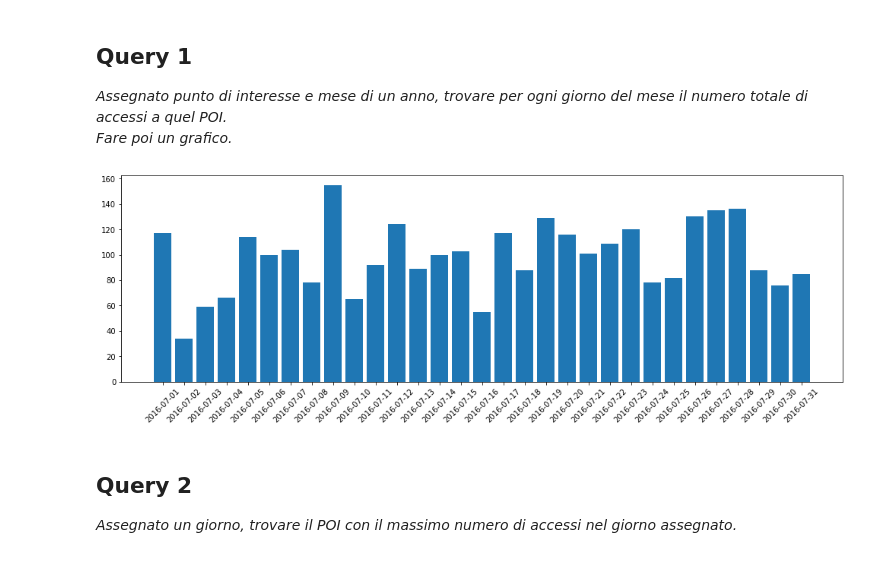
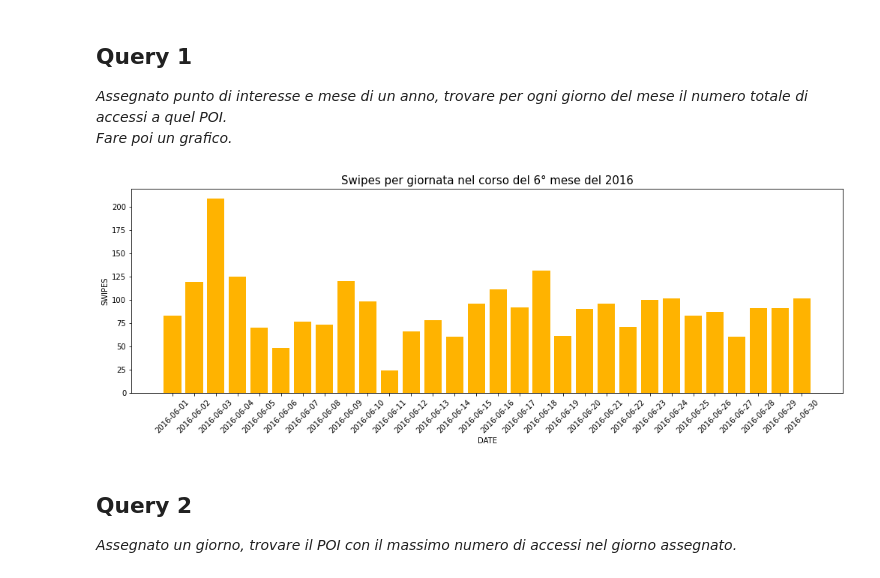
Before and after one commit to SimoneFerrari99/FSI-MongoDB, a Jupyter notebook: ProgettoFSI.ipynb, the cells around one changed output. Cells and saved outputs as stored; diff of their text form; code cells hidden in the pictures.

```diff
--- a/ProgettoFSI.ipynb
+++ b/ProgettoFSI.ipynb
@@ -472,7 +473,7 @@ swipeBucket.insert_many(data)
 Fare poi un grafico.*
 # %%
 poi = "Duomo"
-month = 7
+month = 6
 year = 2016
 
 year2 = year
@@ -481,12 +482,12 @@ if month == 12:
     month2 = 1
     year2 = year+1
 
-start = datetime(year, month, 1)
-end = datetime(year2, month2, 1)
+start = datetime(year, month, 1, 0, 0, 0)
+end = datetime(year2, month2, 1, 0, 0, 0)
 # %%
 query1 = {
     "POI" : poi,
-    "date" : { "$gte": start, "$lte": end },
+    "date" : { "$gte": start, "$lt": end },
 }
 
 query1Result = swipeBucket.find(query1)
@@ -507,15 +508,16 @@ dataItems = data.items()
 sortedDataItems = sorted(dataItems)
 xs = [x[0] for x in sortedDataItems]
 ys = [y[1] for y in sortedDataItems]
-# %%
-import matplotlib.pyplot as plt
-
-plt.figure(figsize=(17,5))
-plt.bar(range(len(data)), list(ys), align='center')
-plt.xticks(range(len(data)), list(xs), rotation = 45)
-plt.show()
-# %% [output]
-[figure, removed]
+# %%
+plt.figure(figsize=(17,5))
+plt.title("Swipes per giornata nel corso del " + str(month) + "° mese del " + str(year), fontdict={"size": 15})
+plt.xlabel("DATE", fontdict={"size": 10})
+plt.ylabel("SWIPES", fontdict={"size": 10})
+plt.xticks(range(len(data)), list(xs), rotation = 45)
+plt.bar(range(len(data)), list(ys), align='center', color = "#FFB300")
+plt.show()
+# %% [output]
+[figure, added]
 # %% [markdown]
 ## Query 2
 *Assegnato un giorno, trovare il POI con il massimo numero di accessi nel giorno assegnato.*
```
Also changed, not shown: parts of 7 cells of this notebook.
